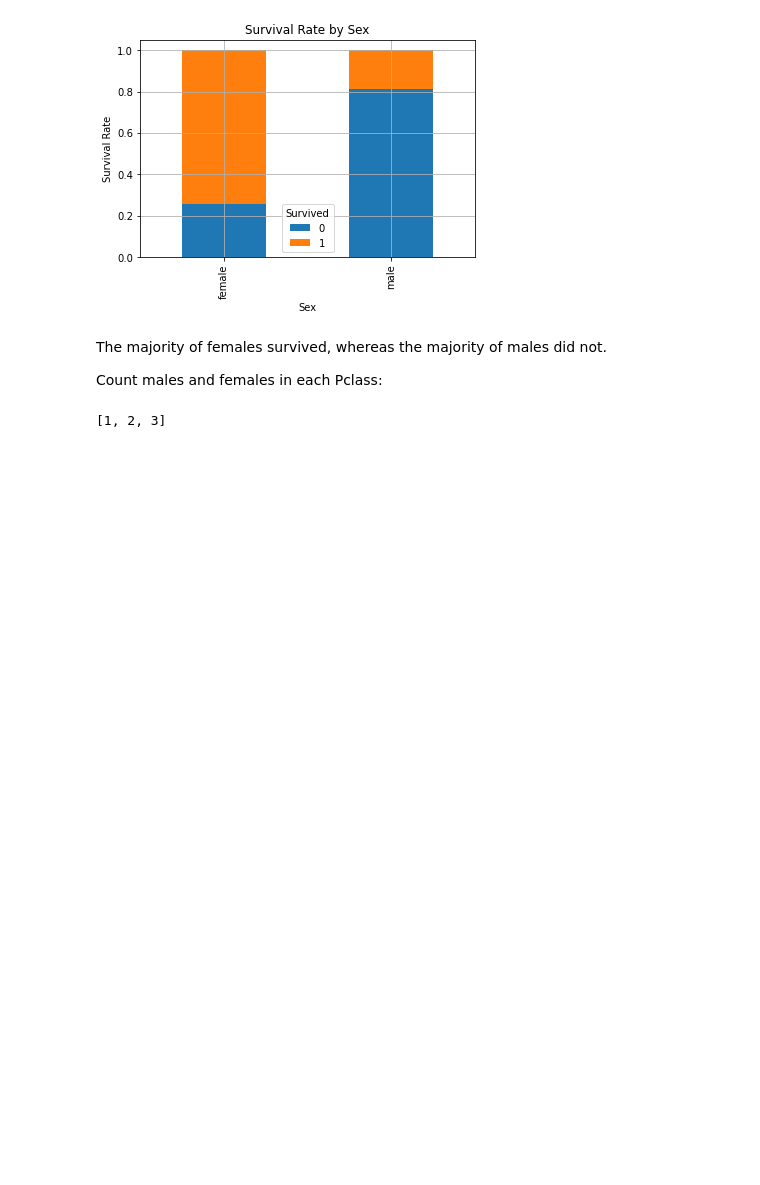
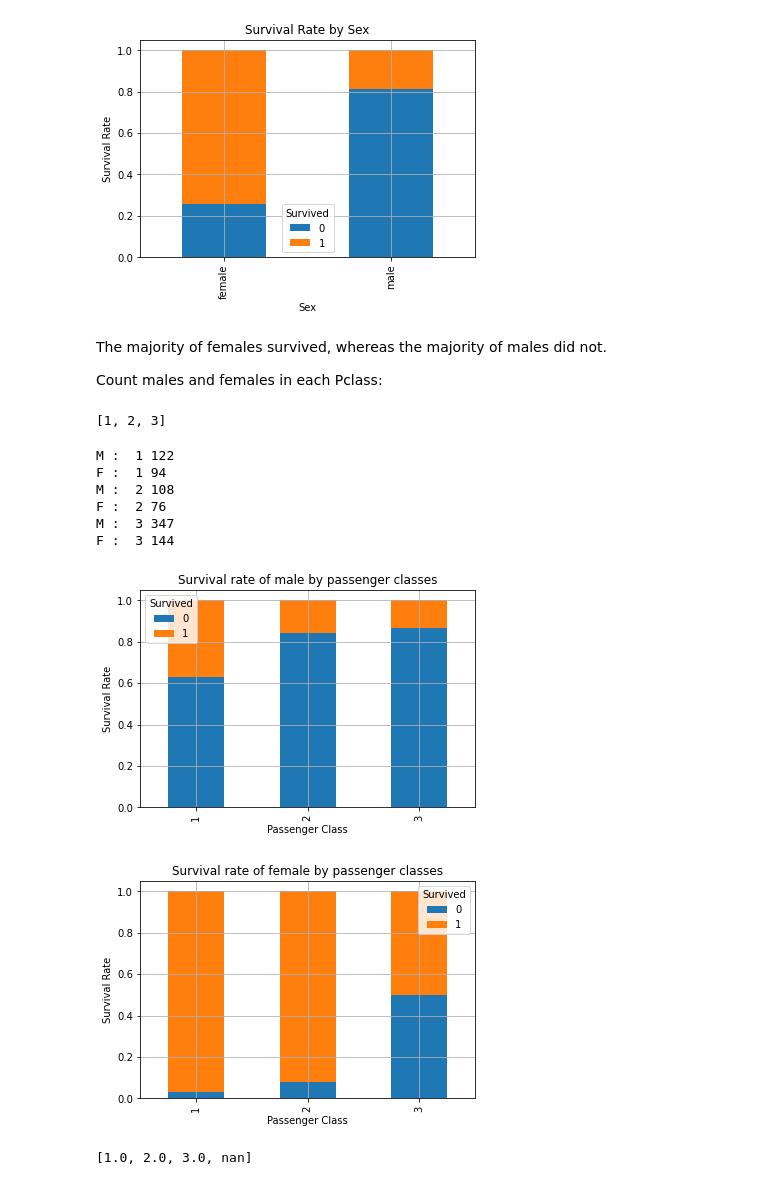
Before and after one commit to Koshaliya/Titanic-survival-exploration, a Jupyter notebook: Titanic Survival Exploration.ipynb, the cells around one changed output. Drawn from its saved outputs; the diff is of its cells as text; code cells hidden in the pictures; blank space fills up the shorter version.

```diff
--- a/Titanic Survival Exploration.ipynb
+++ b/Titanic Survival Exploration.ipynb
@@ -115,3 +124,45 @@ passenger_classes = sorted(df['Pclass'].unique())
 passenger_classes
 # %% [output]
 [1, 2, 3]
+# %%
+for i in passenger_classes:
+        print ('M : ',i ,len(df[(df['Sex'] == 'male')  & (df['Pclass'] == i)]))
+        print ('F : ',i ,len(df[(df['Sex'] =='female') & (df['Pclass'] == i)]))
+
+
+male=df[df['Sex']=='male']
+female=df[df['Sex']=='female']
+# %% [output]
+M :  1 122
+F :  1 94
+M :  2 108
+F :  2 76
+M :  3 347
+F :  3 144
+# %%
+male_rel=pd.crosstab(male['Pclass'],male['Survived'])
+male_rel_normalize=male_rel.div(male_rel.sum(1).astype(float),axis=0)
+male_rel_normalize.plot(kind='bar',title='Survival rate of male by passenger classes',stacked='True',grid='True')
+plt.xlabel('Passenger Class')
+plt.ylabel('Survival Rate')
+plt.show()
+
+
+female_rel=pd.crosstab(female['Pclass'],female['Survived'])
+female_rel_normalize=female_rel.div(female_rel.sum(1).astype(float),axis=0)
+female_rel_normalize.plot(kind='bar',title='Survival rate of female by passenger classes',stacked='True',grid='True')
+plt.xlabel('Passenger Class')
+plt.ylabel('Survival Rate')
+plt.show()
+# %% [output]
+[figure, added]
+[figure, added]
+# %%
+df['Embarked_Value']=df['Embarked']
+
+df['Embarked_Value'].replace(['C','Q','S'],[1,2,3],inplace=True)
+
+embarked_locs = sorted(df['Embarked_Value'].unique())
+print(embarked_locs)
+# %% [output]
+[1.0, 2.0, 3.0, nan]
```
Also changed, not shown: parts of 44 cells of this notebook.
